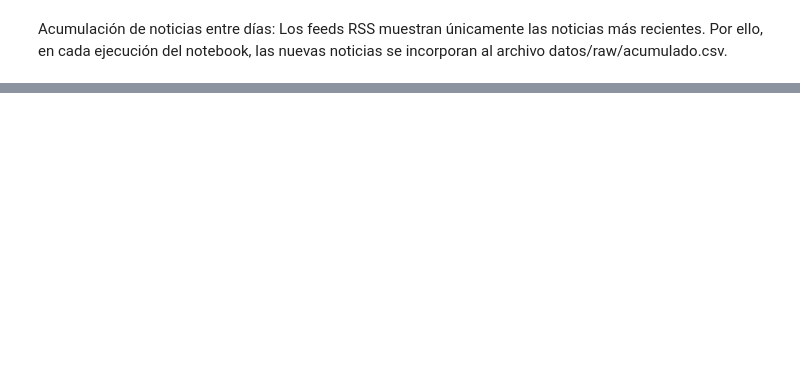
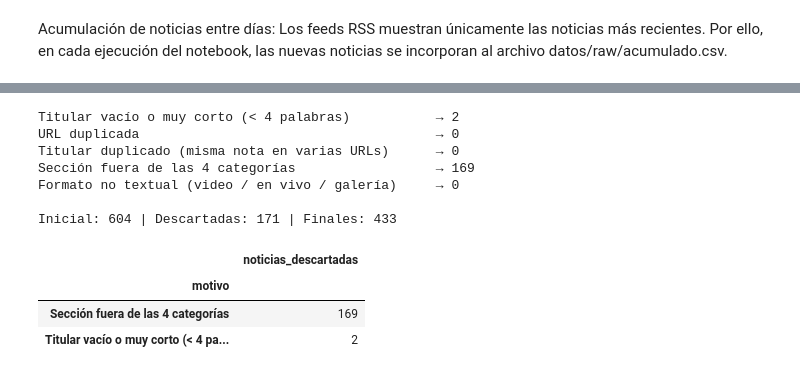
Before and after one commit to ValMur123/python_intermedio, a Jupyter notebook: tarea_1/01_recoleccion.ipynb, the cells around one changed output, grey strips where cells are left out. Saved outputs shown, nothing was run; the diff lists cells and outputs as text; code cells hidden in the pictures; blank space fills up the shorter version.

```diff
--- a/tarea_1/01_recoleccion.ipynb
+++ b/tarea_1/01_recoleccion.ipynb
@@ -237,0 +380,40 @@ Name: count, dtype: int64
+# %%
+descartes = []                     # aquí se guardan las filas eliminadas, con su motivo
+
+def registrar(mask, motivo):
+    """Elimina de df las filas donde mask es True y las guarda en 'descartes'."""
+    global df
+    sub = df[mask].copy()
+    sub["motivo"] = motivo
+    descartes.append(sub)
+    df = df[~mask].copy()
+    print(f"{motivo:<50} → {int(mask.sum())}")
+
+n_inicial = len(df)
+
+registrar(df["titular"].str.split().str.len().fillna(0) < 4, "Titular vacío o muy corto (< 4 palabras)")
+registrar(df.duplicated(subset=["url"]), "URL duplicada")
+
+# Titular "normalizado": minúsculas y sin signos, para detectar la misma nota en dos URLs
+clave = df["titular"].str.lower().str.replace(r"[^\wáéíóúñü ]", "", regex=True).str.strip()
+registrar(clave.duplicated(), "Titular duplicado (misma nota en varias URLs)")
+
+registrar(df["etiqueta"].isna(), "Sección fuera de las 4 categorías")
+registrar(df["url"].str.contains(r"/(?:envivo|en-vivo|video|videos|galeria|fotogaleria)/", regex=True),
+          "Formato no textual (video / en vivo / galería)")
+
+df_desc = pd.concat(descartes, ignore_index=True)
+print(f"\nInicial: {n_inicial} | Descartadas: {len(df_desc)} | Finales: {len(df)}")
+df_desc.groupby("motivo").size().rename("noticias_descartadas").to_frame()
+# %% [output]
+Titular vacío o muy corto (< 4 palabras)           → 2
+URL duplicada                                      → 0
+Titular duplicado (misma nota en varias URLs)      → 0
+Sección fuera de las 4 categorías                  → 169
+Formato no textual (video / en vivo / galería)     → 0
+
+Inicial: 604 | Descartadas: 171 | Finales: 433
+|  | noticias_descartadas |
+| motivo |  |
+| Sección fuera de las 4 categorías | 169 |
+| Titular vacío o muy corto (< 4 pa... | 2 |
```
Also changed, not shown: parts of 14 cells of this notebook, 20 other files.
